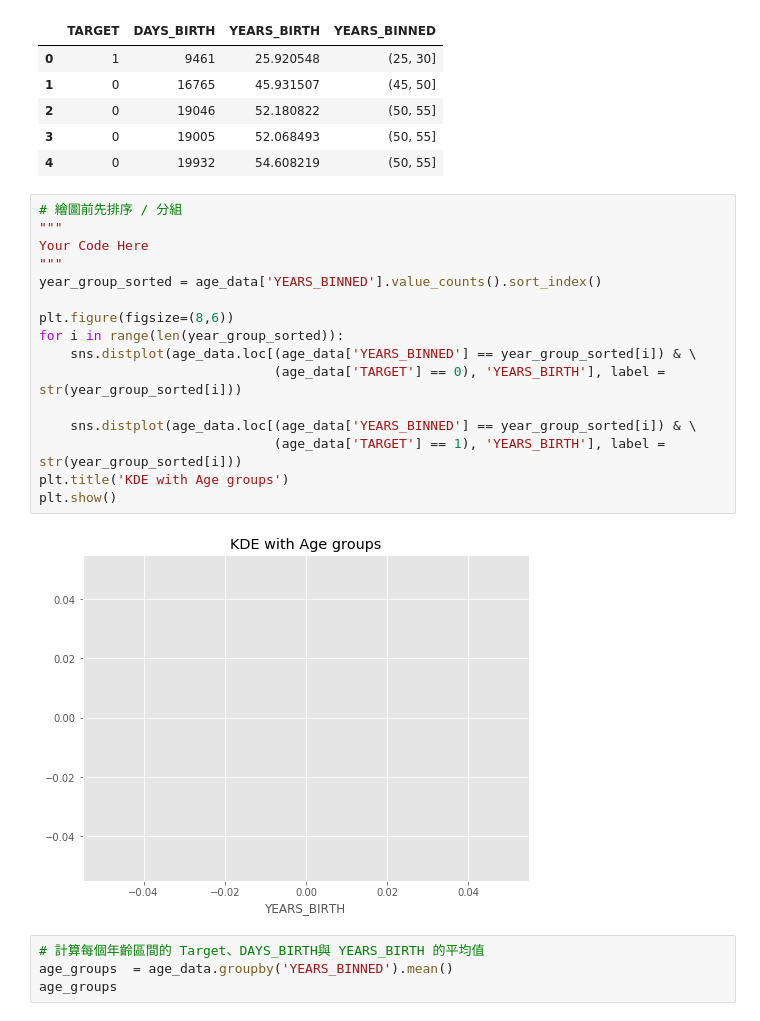
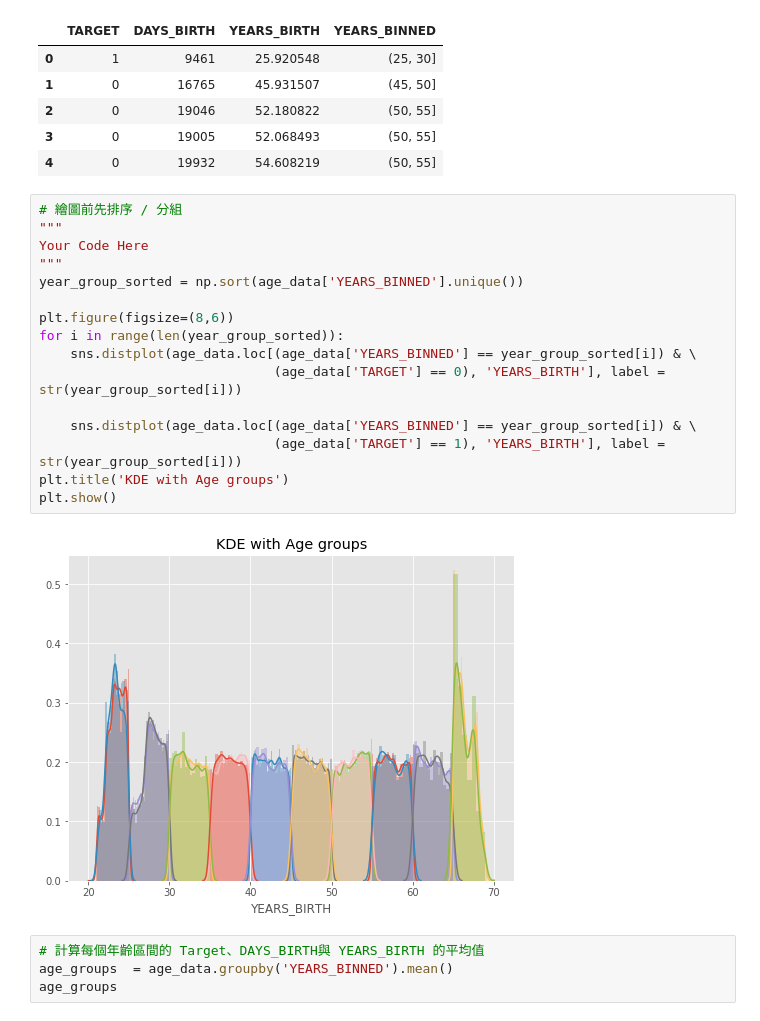
Before and after one commit to Scott-S-Lin/2nd-ML100Days, a Jupyter notebook: homework/Day_011_HW.ipynb, the cells around one changed output. Saved outputs shown, nothing was run; the diff lists cells and outputs as text.

```diff
--- a/homework/Day_011_HW.ipynb
+++ b/homework/Day_011_HW.ipynb
@@ -84,21 +84,21 @@ Name: YEARS_BINNED, dtype: int64
 # %%
 # 繪圖前先排序 / 分組
 """
 Your Code Here
 """
-year_group_sorted = age_data['YEARS_BINNED'].value_counts().sort_index()
+year_group_sorted = np.sort(age_data['YEARS_BINNED'].unique())
 
 plt.figure(figsize=(8,6))
 for i in range(len(year_group_sorted)):
     sns.distplot(age_data.loc[(age_data['YEARS_BINNED'] == year_group_sorted[i]) & \
                               (age_data['TARGET'] == 0), 'YEARS_BIRTH'], label = str(year_group_sorted[i]))
 
     sns.distplot(age_data.loc[(age_data['YEARS_BINNED'] == year_group_sorted[i]) & \
                               (age_data['TARGET'] == 1), 'YEARS_BIRTH'], label = str(year_group_sorted[i]))
 plt.title('KDE with Age groups')
 plt.show()
 # %% [output]
-[figure, old version]
+[figure, new version]
 # %%
 # 計算每個年齡區間的 Target、DAYS_BIRTH與 YEARS_BIRTH 的平均值
 age_groups  = age_data.groupby('YEARS_BINNED').mean()
```
